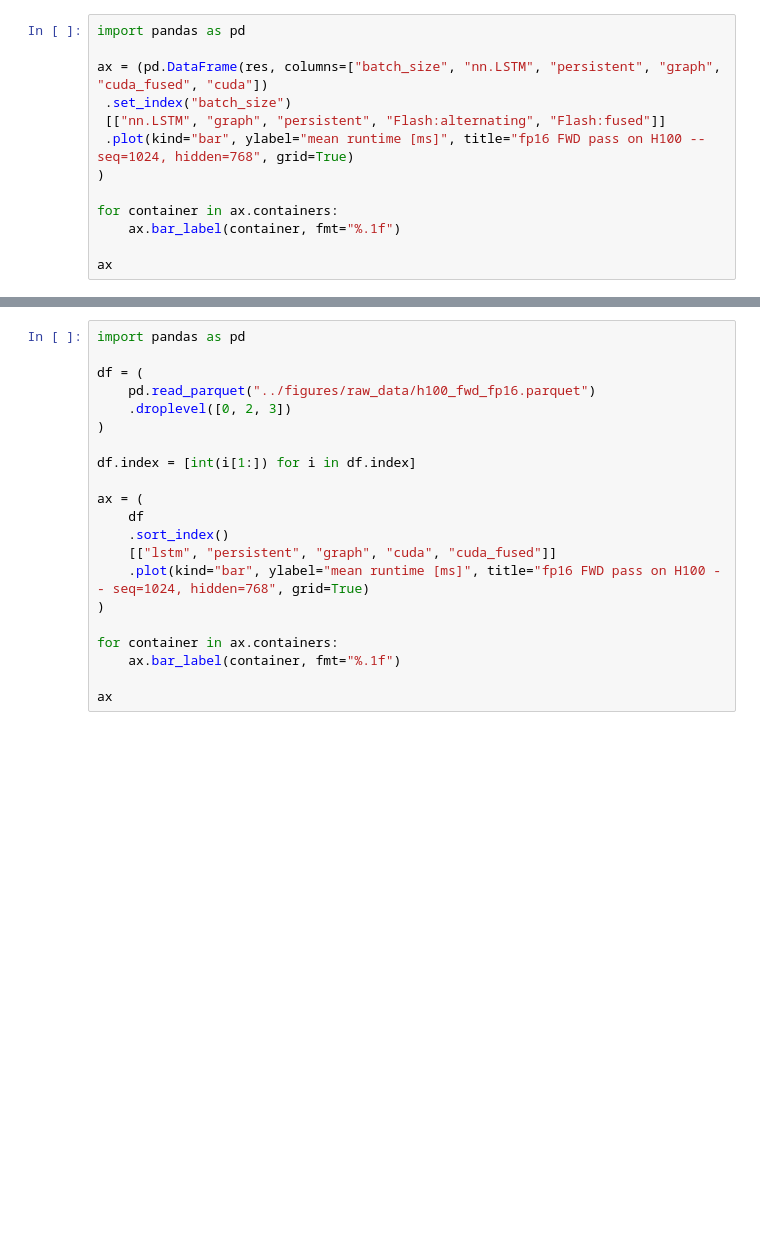
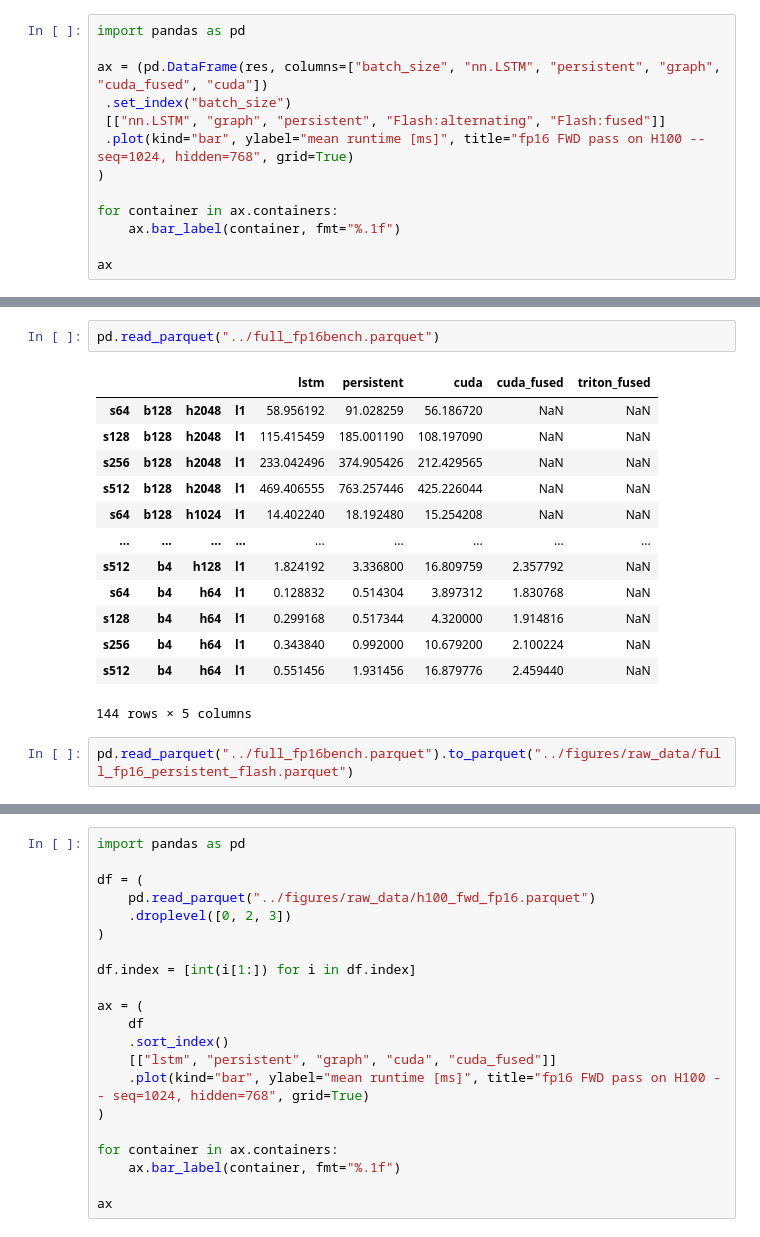
Before and after one commit to oleicht/FastLSTM, a Jupyter notebook: notebooks/misc.ipynb, the cells around one changed output, grey strips where cells are left out. Saved outputs shown, nothing was run; the diff lists cells and outputs as text; blank space fills up the shorter version.

```diff
--- a/notebooks/misc.ipynb
+++ b/notebooks/misc.ipynb
@@ -184,0 +293,18 @@ best.sort_index()
+# %%
+pd.read_parquet("../full_fp16bench.parquet")
+# %% [output]
+|  |  |  |  | lstm | persistent | cuda | cuda_fused | triton_fused |
+| s64 | b128 | h2048 | l1 | 58.956192 | 91.028259 | 56.186720 | NaN | NaN |
+| s128 | b128 | h2048 | l1 | 115.415459 | 185.001190 | 108.197090 | NaN | NaN |
+| s256 | b128 | h2048 | l1 | 233.042496 | 374.905426 | 212.429565 | NaN | NaN |
+| s512 | b128 | h2048 | l1 | 469.406555 | 763.257446 | 425.226044 | NaN | NaN |
+| s64 | b128 | h1024 | l1 | 14.402240 | 18.192480 | 15.254208 | NaN | NaN |
+| ... | ... | ... | ... | ... | ... | ... | ... | ... |
+| s512 | b4 | h128 | l1 | 1.824192 | 3.336800 | 16.809759 | 2.357792 | NaN |
+| s64 | b4 | h64 | l1 | 0.128832 | 0.514304 | 3.897312 | 1.830768 | NaN |
+| s128 | b4 | h64 | l1 | 0.299168 | 0.517344 | 4.320000 | 1.914816 | NaN |
+| s256 | b4 | h64 | l1 | 0.343840 | 0.992000 | 10.679200 | 2.100224 | NaN |
+| s512 | b4 | h64 | l1 | 0.551456 | 1.931456 | 16.879776 | 2.459440 | NaN |
+144 rows × 5 columns
+# %%
+pd.read_parquet("../full_fp16bench.parquet").to_parquet("../figures/raw_data/full_fp16_persistent_flash.parquet")
```
Also changed, not shown: parts of 11 cells of this notebook, 6 other files.
